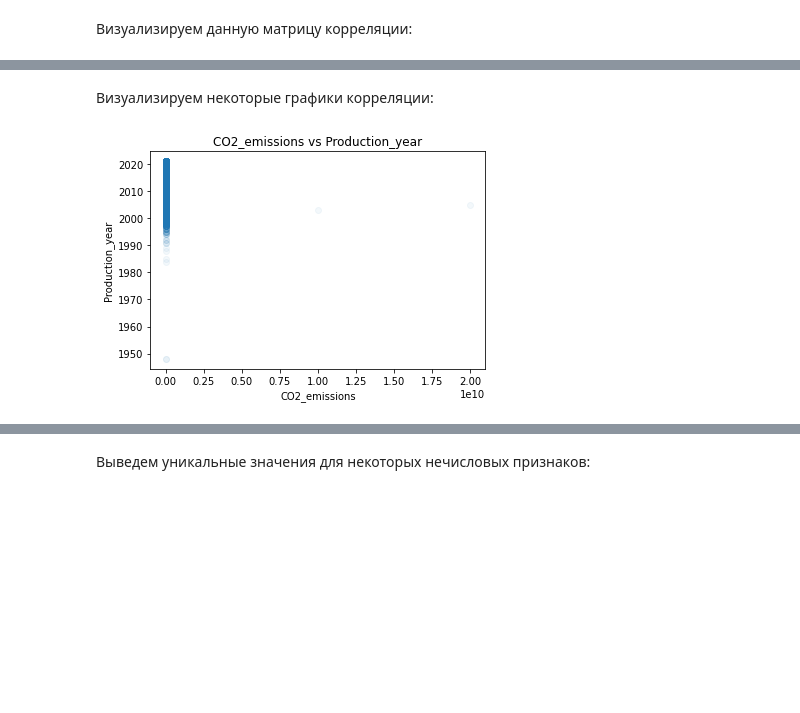
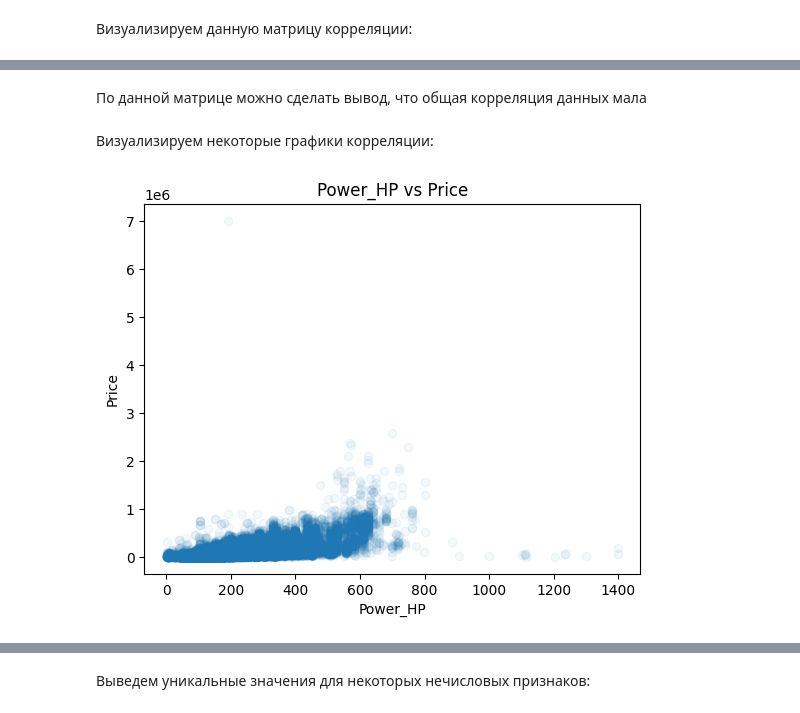
Before and after one commit to Zayyya/ML, a Jupyter notebook: CarPricesPoland.ipynb, the cells around one changed output, grey strips where cells are left out. Cells and saved outputs as stored; diff of their text form; code cells hidden in the pictures; blank space fills up the shorter version.

```diff
--- a/CarPricesPoland.ipynb
+++ b/CarPricesPoland.ipynb
@@ -25,7 +29,7 @@ import pandas as pd
 # %% [markdown]
 Считываем dataset и выводим его содержимое, для наглядности, на экран:
 # %%
-data = pd.read_csv('/content/Car_sale_ads.csv')
+data = pd.read_csv('Car_sale_ads.csv')
 data
 # %% [output]
 |  | Index | Price | Currency | Condition | Vehicle_brand | Vehicle_model | Vehicle_version | ... |
@@ -230,11 +221,13 @@ sns.heatmap(corr_mat, square=True, fmt='.2f', vmin=-1, vmax=1, cmap='coolwarm')
+# %% [markdown]
+По данной матрице можно сделать вывод, что общая корреляция данных мала
 # %% [markdown]
 Визуализируем некоторые графики корреляции:
 # %%
-plt.plot(data['CO2_emissions'], data['Production_year'], 'o', alpha = 0.05)
-plt.xlabel('CO2_emissions')
-plt.ylabel('Production_year')
-plt.title('CO2_emissions vs Production_year')
+plt.plot(data['Power_HP'], data['Price'], 'o', alpha = 0.05)
+plt.xlabel('Power_HP')
+plt.ylabel('Price')
+plt.title('Power_HP vs Price')
 pass
 # %% [output]
-[figure, old version]
+[figure, new version]
 # %%
```
Also changed, not shown: parts of 58 cells of this notebook.
